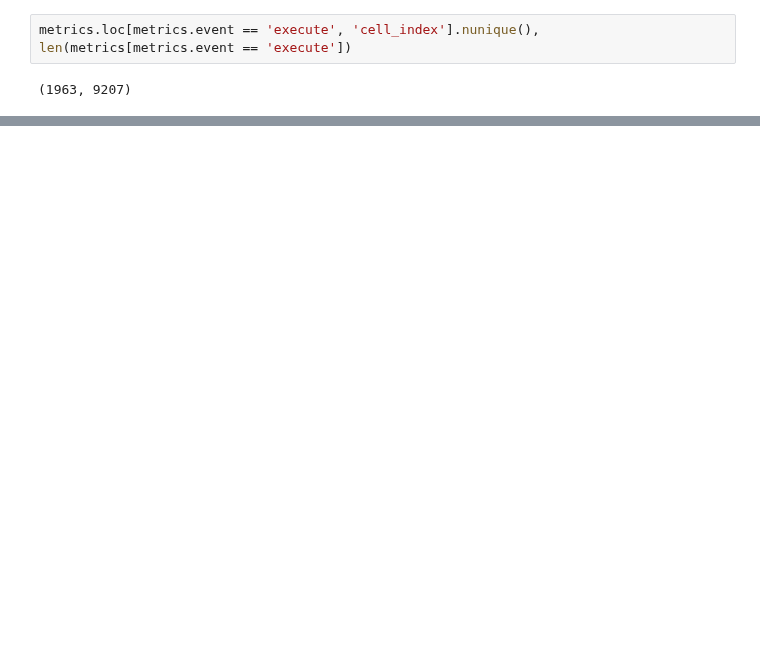
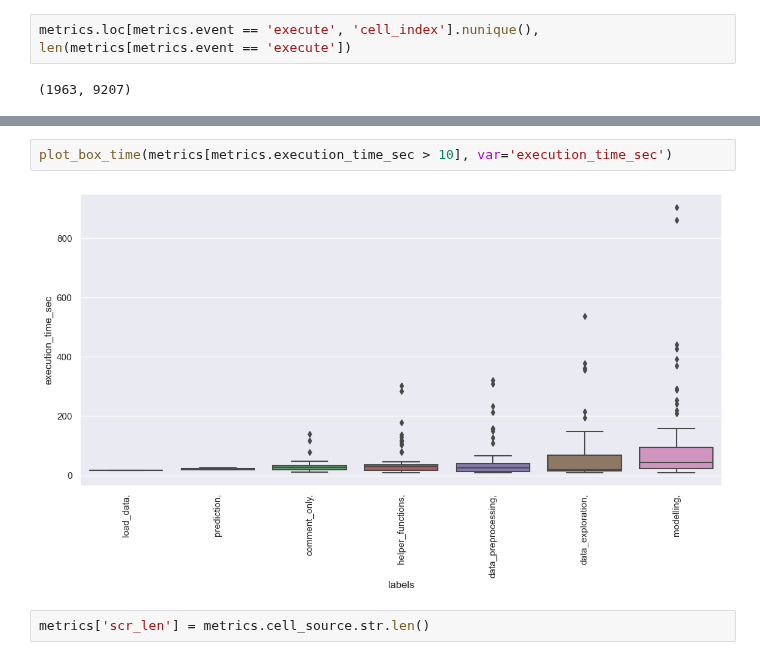
Before and after one commit to konstantgr/jupyter-logs-analysis, a Jupyter notebook: analysis/02-0-time-analysis.ipynb, the cells around one changed output, grey strips where cells are left out. Drawn from its saved outputs; the diff is of its cells as text; blank space fills up the shorter version.

```diff
--- a/analysis/02-0-time-analysis.ipynb
+++ b/analysis/02-0-time-analysis.ipynb
@@ -184,0 +184,6 @@ Index(['index', 'time', 'session_id', 'kernel_id_x', 'notebook_name', 'event',
+# %%
+plot_box_time(metrics[metrics.execution_time_sec > 10], var='execution_time_sec')
+# %% [output]
+[figure, added]
+# %%
+metrics['scr_len'] = metrics.cell_source.str.len()
```
Also changed, not shown: parts of 35 cells of this notebook.
